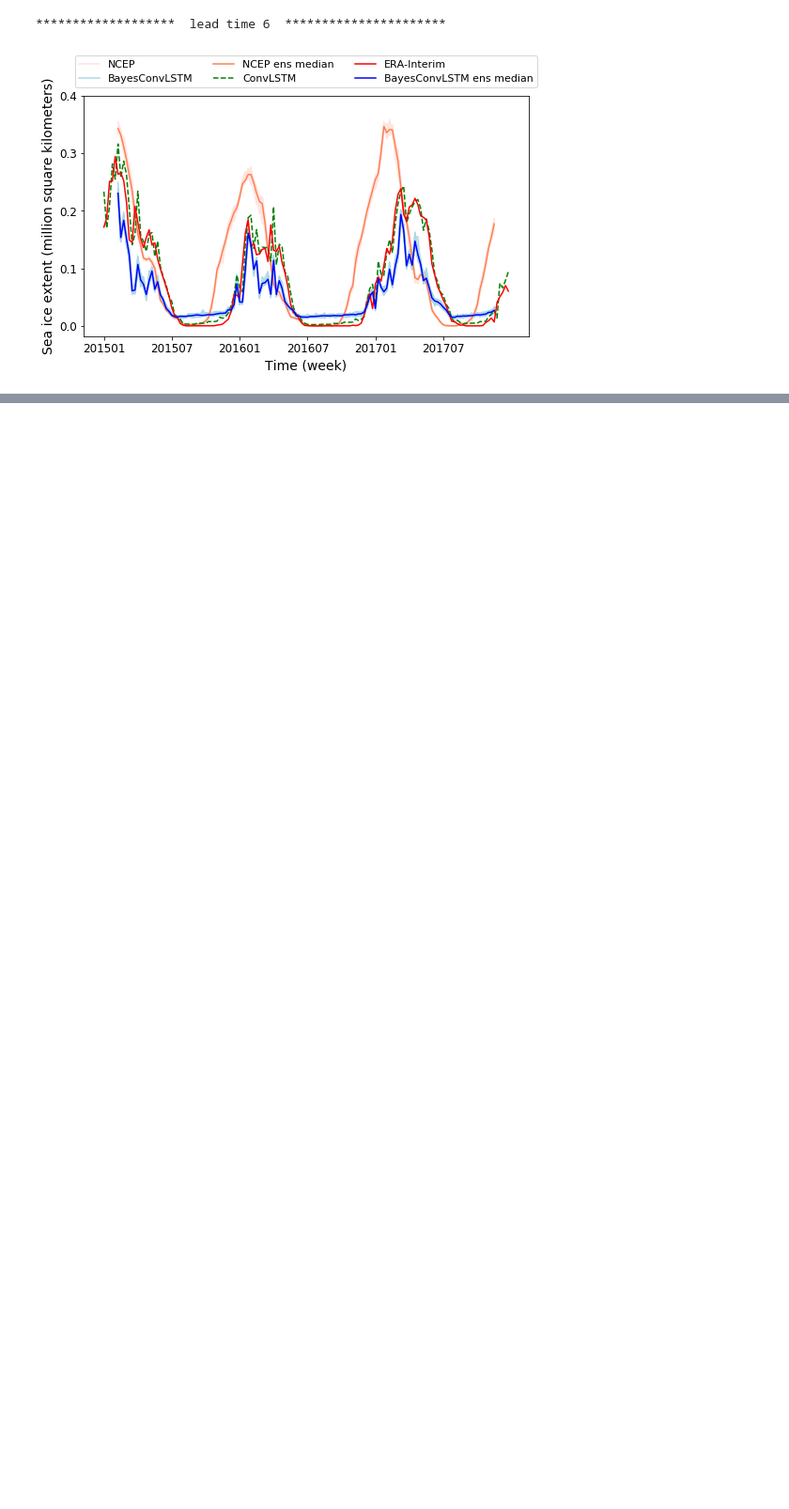
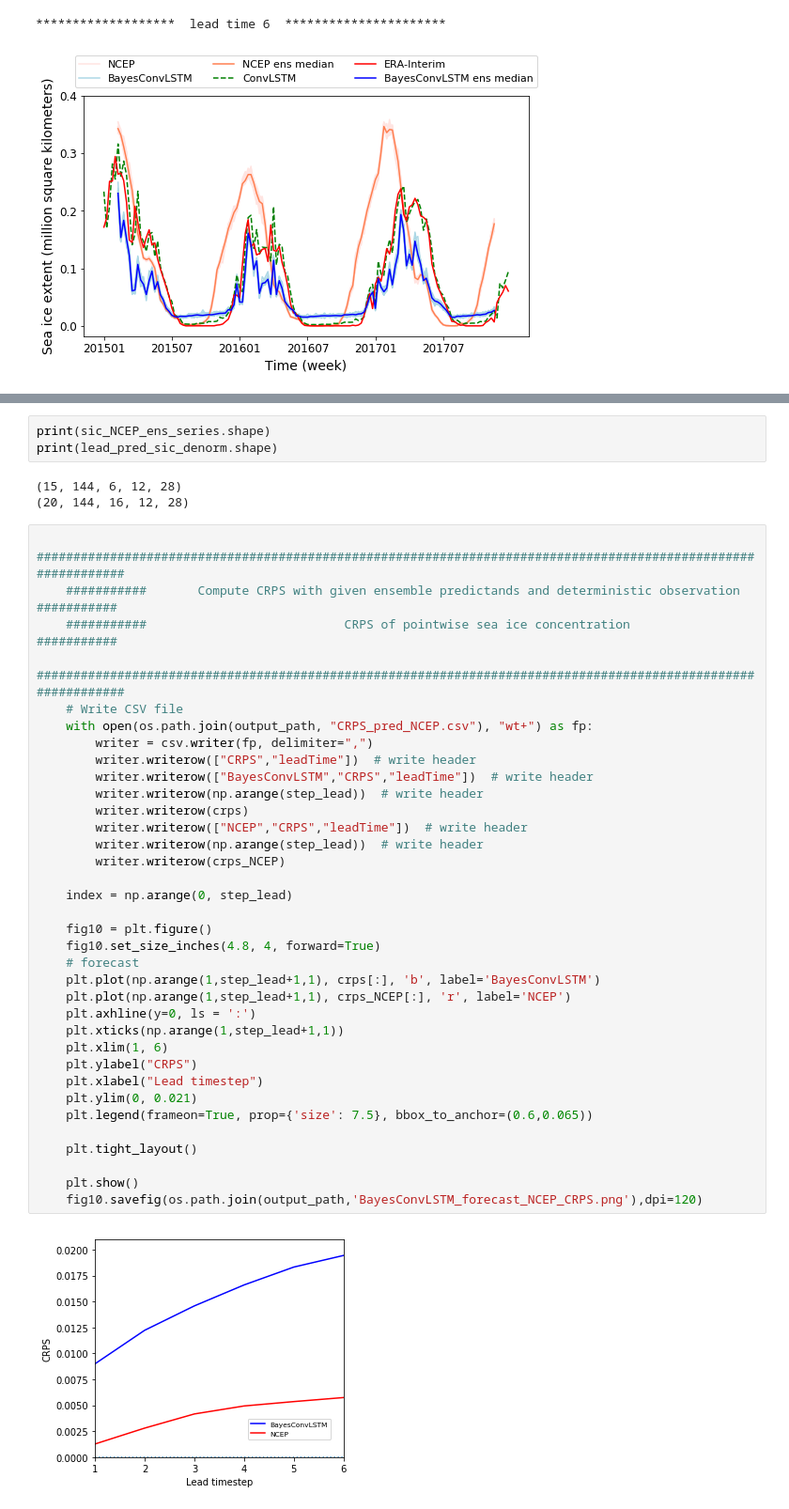
Before and after one commit to geek-yang/DeepArctic, a Jupyter notebook: BayesMap/SenseParam/validAll/map_BayesConvLSTM_SIC_Barents_param_verifyAll_NCEP.ipynb, the cells around one changed output, grey strips where cells are left out. Shown at 94% size. Cells and saved outputs as stored; diff of their text form; blank space fills up the shorter version.

Commit message:
crps BayesConvLSTM vs NCEP

```diff
--- a/BayesMap/SenseParam/validAll/map_BayesConvLSTM_SIC_Barents_param_verifyAll_NCEP.ipynb
+++ b/BayesMap/SenseParam/validAll/map_BayesConvLSTM_SIC_Barents_param_verifyAll_NCEP.ipynb
@@ -846,0 +881,43 @@ Time series of sic at lat 76.75 lon 25.5
+# %%
+print(sic_NCEP_ens_series.shape)
+print(lead_pred_sic_denorm.shape)
+# %% [output]
+(15, 144, 6, 12, 28)
+(20, 144, 16, 12, 28)
+# %%
+    ##############################################################################################################
+    ###########       Compute CRPS with given ensemble predictands and deterministic observation       ###########
+    ###########                           CRPS of pointwise sea ice concentration                      ###########
+    ##############################################################################################################
+    # Write CSV file
+    with open(os.path.join(output_path, "CRPS_pred_NCEP.csv"), "wt+") as fp:
+        writer = csv.writer(fp, delimiter=",")
+        writer.writerow(["CRPS","leadTime"])  # write header
+        writer.writerow(["BayesConvLSTM","CRPS","leadTime"])  # write header
+        writer.writerow(np.arange(step_lead))  # write header
+        writer.writerow(crps)
+        writer.writerow(["NCEP","CRPS","leadTime"])  # write header
+        writer.writerow(np.arange(step_lead))  # write header
+        writer.writerow(crps_NCEP)
+
+    index = np.arange(0, step_lead)
+
+    fig10 = plt.figure()
+    fig10.set_size_inches(4.8, 4, forward=True)
+    # forecast
+    plt.plot(np.arange(1,step_lead+1,1), crps[:], 'b', label='BayesConvLSTM')
+    plt.plot(np.arange(1,step_lead+1,1), crps_NCEP[:], 'r', label='NCEP')
+    plt.axhline(y=0, ls = ':')
+    plt.xticks(np.arange(1,step_lead+1,1))
+    plt.xlim(1, 6)
+    plt.ylabel("CRPS")
+    plt.xlabel("Lead timestep")
+    plt.ylim(0, 0.021)
+    plt.legend(frameon=True, prop={'size': 7.5}, bbox_to_anchor=(0.6,0.065))
+
+    plt.tight_layout()
+
+    plt.show()
+    fig10.savefig(os.path.join(output_path,'BayesConvLSTM_forecast_NCEP_CRPS.png'),dpi=120)
+# %% [output]
+[figure, added]
```
Also changed, not shown: parts of 6 cells of this notebook.
